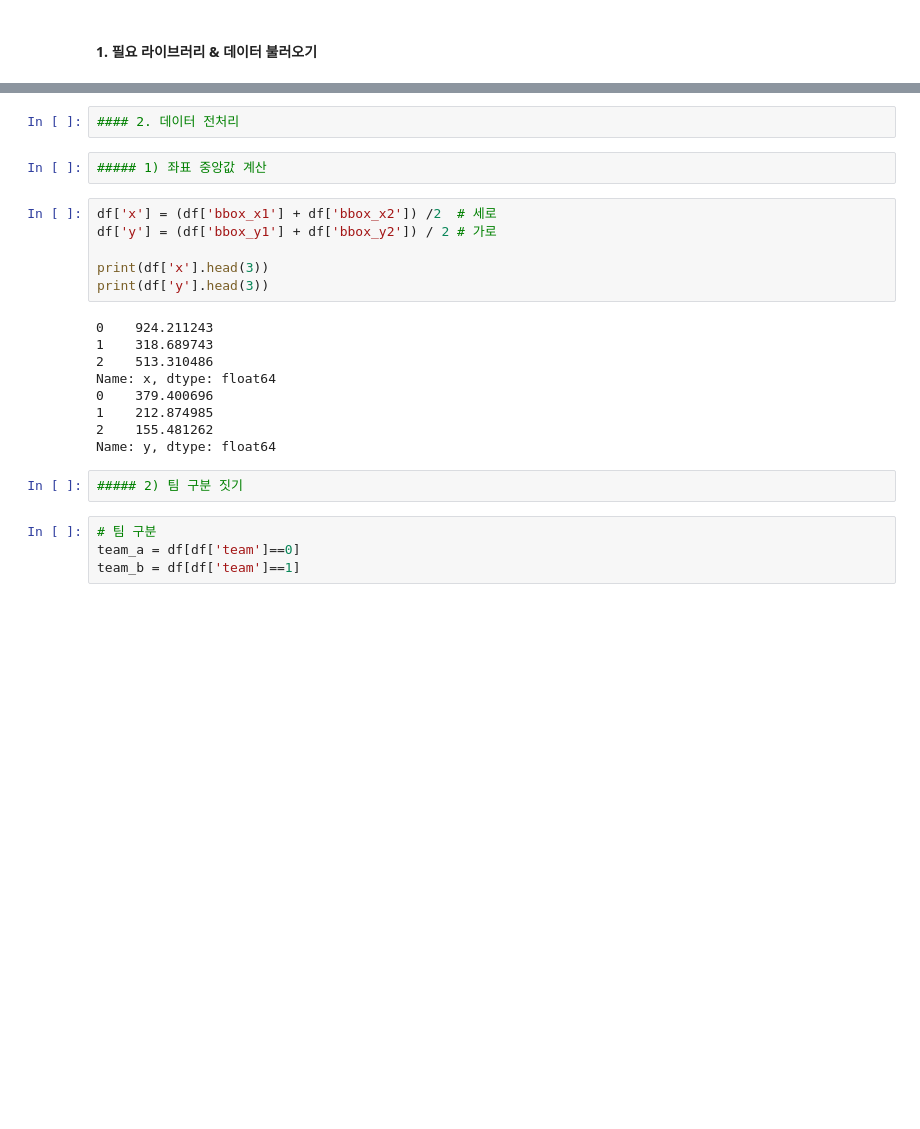
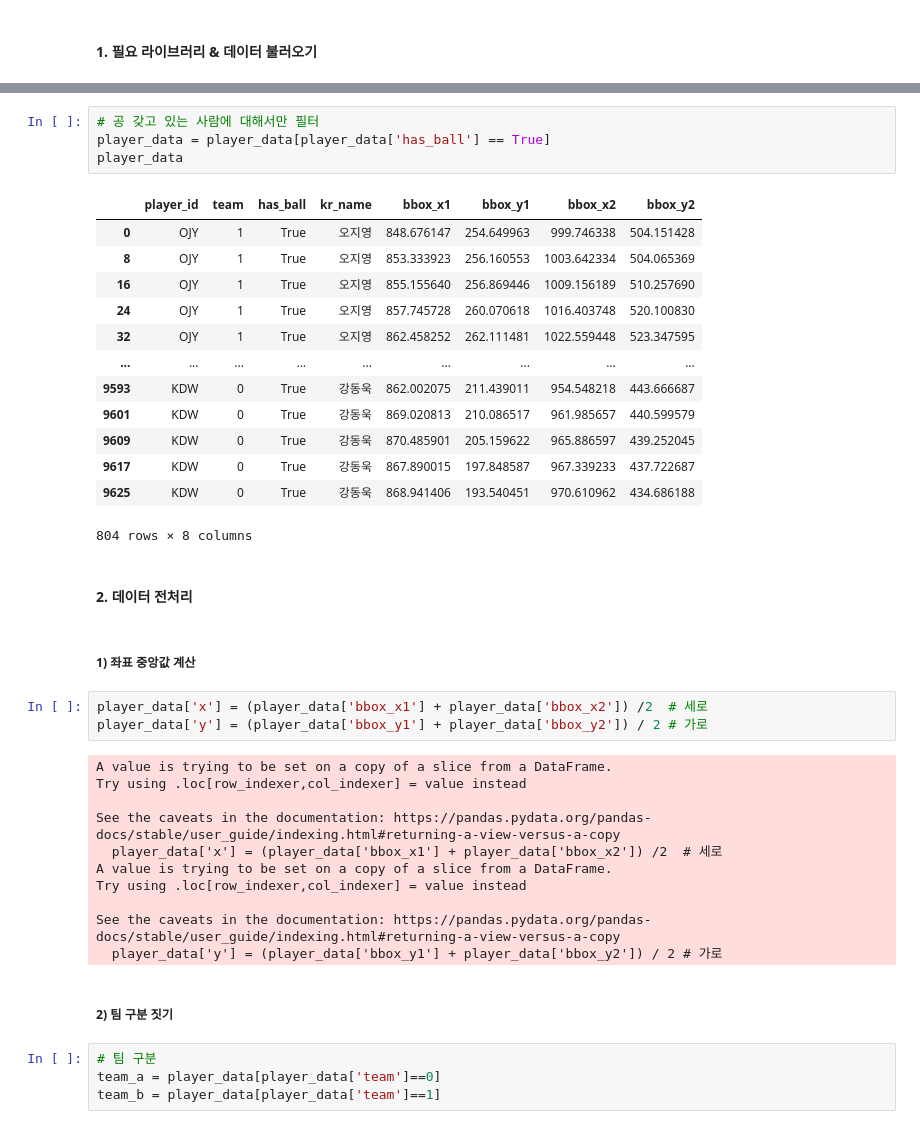
Before and after one commit to Kshi0219/adios-video, a Jupyter notebook: Kyungran/possession.ipynb, the cells around one changed output, grey strips where cells are left out. Cells and saved outputs as stored; diff of their text form; blank space fills up the shorter version.

```diff
--- a/Kyungran/possession.ipynb
+++ b/Kyungran/possession.ipynb
@@ -26,25 +34,42 @@ df.head()
-# %%
-#### 2. 데이터 전처리
-# %%
-##### 1) 좌표 중앙값 계산
+# %%
+# 공 갖고 있는 사람에 대해서만 필터
+player_data = player_data[player_data['has_ball'] == True]
+player_data
+# %% [output]
+|  | player_id | team | has_ball | kr_name | bbox_x1 | bbox_y1 | bbox_x2 | bbox_y2 |
+| 0 | OJY | 1 | True | 오지영 | 848.676147 | 254.649963 | 999.746338 | 504.151428 |
+| 8 | OJY | 1 | True | 오지영 | 853.333923 | 256.160553 | 1003.642334 | 504.065369 |
+| 16 | OJY | 1 | True | 오지영 | 855.155640 | 256.869446 | 1009.156189 | 510.257690 |
+| 24 | OJY | 1 | True | 오지영 | 857.745728 | 260.070618 | 1016.403748 | 520.100830 |
+| 32 | OJY | 1 | True | 오지영 | 862.458252 | 262.111481 | 1022.559448 | 523.347595 |
+| ... | ... | ... | ... | ... | ... | ... | ... | ... |
+| 9593 | KDW | 0 | True | 강동욱 | 862.002075 | 211.439011 | 954.548218 | 443.666687 |
+| 9601 | KDW | 0 | True | 강동욱 | 869.020813 | 210.086517 | 961.985657 | 440.599579 |
+| 9609 | KDW | 0 | True | 강동욱 | 870.485901 | 205.159622 | 965.886597 | 439.252045 |
+| 9617 | KDW | 0 | True | 강동욱 | 867.890015 | 197.848587 | 967.339233 | 437.722687 |
+| 9625 | KDW | 0 | True | 강동욱 | 868.941406 | 193.540451 | 970.610962 | 434.686188 |
+804 rows × 8 columns
+# %% [markdown]
+#### 2. 데이터 전처리
+# %% [markdown]
+##### 1) 좌표 중앙값 계산
 # %%
-df['x'] = (df['bbox_x1'] + df['bbox_x2']) /2  # 세로
-df['y'] = (df['bbox_y1'] + df['bbox_y2']) / 2 # 가로
-
-print(df['x'].head(3))
-print(df['y'].head(3))
+player_data['x'] = (player_data['bbox_x1'] + player_data['bbox_x2']) /2  # 세로
+player_data['y'] = (player_data['bbox_y1'] + player_data['bbox_y2']) / 2 # 가로
 # %% [output]
-0    924.211243
-1    318.689743
-2    513.310486
-Name: x, dtype: float64
-0    379.400696
-1    212.874985
-2    155.481262
-Name: y, dtype: float64
+A value is trying to be set on a copy of a slice from a DataFrame.
+Try using .loc[row_indexer,col_indexer] = value instead
+
+See the caveats in the documentation: https://pandas.pydata.org/pandas-docs/stable/user_guide/indexing.html#returning-a-view-versus-a-copy
+  player_data['x'] = (player_data['bbox_x1'] + player_data['bbox_x2']) /2  # 세로
+A value is trying to be set on a copy of a slice from a DataFrame.
+Try using .loc[row_indexer,col_indexer] = value instead
+
+See the caveats in the documentation: https://pandas.pydata.org/pandas-docs/stable/user_guide/indexing.html#returning-a-view-versus-a-copy
+  player_data['y'] = (player_data['bbox_y1'] + player_data['bbox_y2']) / 2 # 가로
-# %%
-##### 2) 팀 구분 짓기
+# %% [markdown]
+##### 2) 팀 구분 짓기
 # %%
 # 팀 구분
-team_a = df[df['team']==0]
-team_b = df[df['team']==1]
+team_a = player_data[player_data['team']==0]
+team_b = player_data[player_data['team']==1]
```
Also changed, not shown: parts of 12 cells of this notebook.
